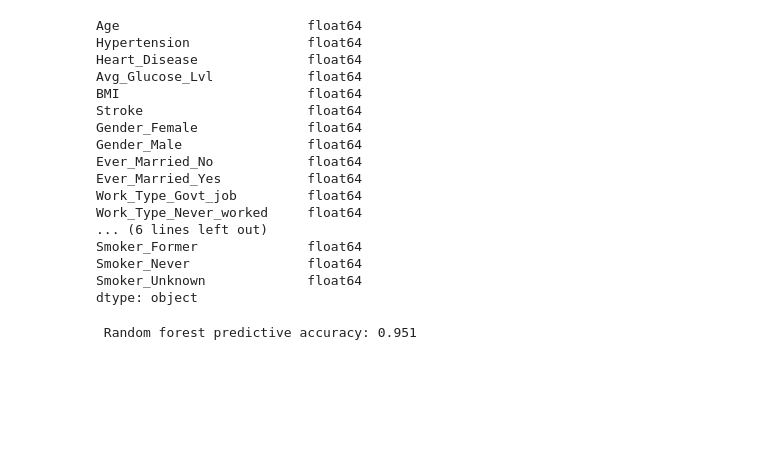
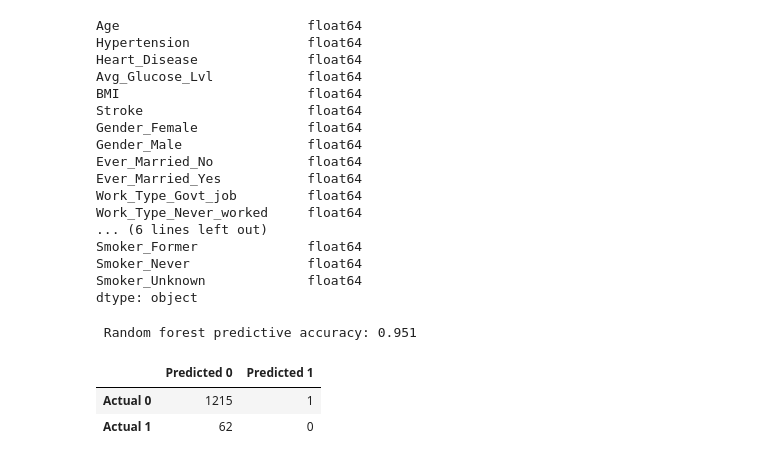
Before and after one commit to boborodono/San_Antonio_Machine_Learning_SAML, a Jupyter notebook: Corcoran/RandomForestClassifier_ML_Model.ipynb, the cells around one changed output. Cells and saved outputs as stored; diff of their text form; code cells hidden in the pictures; blank space fills up the shorter version.

Commit message:
Tried scaling data. Added confusion matrix and classification report

```diff
--- a/Corcoran/RandomForestClassifier_ML_Model.ipynb
+++ b/Corcoran/RandomForestClassifier_ML_Model.ipynb
@@ -227,15 +238,34 @@ X = med_transformed_df.drop(['Stroke'], 1).values
 
 # Split into training & testing data sets
 X_train, X_test, y_train, y_test = train_test_split(X, y, random_state=2, stratify=y)
+# %%
+# Create StandardScaler instance
+scaler = StandardScaler()
+
+# Fit scaler
+scaler.fit(X_train)
+
+# Scale data
+X_train_scaled = scaler.transform(X_train)
+X_test_scaled = scaler.transform(X_test)
 # %%
 # Create a random forest classifier model
-rf_model = RandomForestClassifier(n_estimators=64, random_state=2)
+rf_model = RandomForestClassifier(n_estimators=128, random_state=2)
 
 # Fit the random forest classifier model
-rf_model = rf_model.fit(X_train, y_train)
+rf_model = rf_model.fit(X_train_scaled, y_train)
 
 # Evaluate the random forest classifier model
-y_pred = rf_model.predict(X_test)
+y_pred = rf_model.predict(X_test_scaled)
 print(f' Random forest predictive accuracy: {accuracy_score(y_test, y_pred):.3f}')
 # %% [output]
  Random forest predictive accuracy: 0.951
+# %%
+# Display random forest classifier model confusion matrix
+cm = confusion_matrix(y_test, y_pred)
+cm_df = pd.DataFrame(cm, index=['Actual 0', 'Actual 1'], columns=['Predicted 0', 'Predicted 1'])
+cm_df
+# %% [output]
+|  | Predicted 0 | Predicted 1 |
+| Actual 0 | 1215 | 1 |
+| Actual 1 | 62 | 0 |
```
Also changed, not shown: parts of 5 cells of this notebook.
